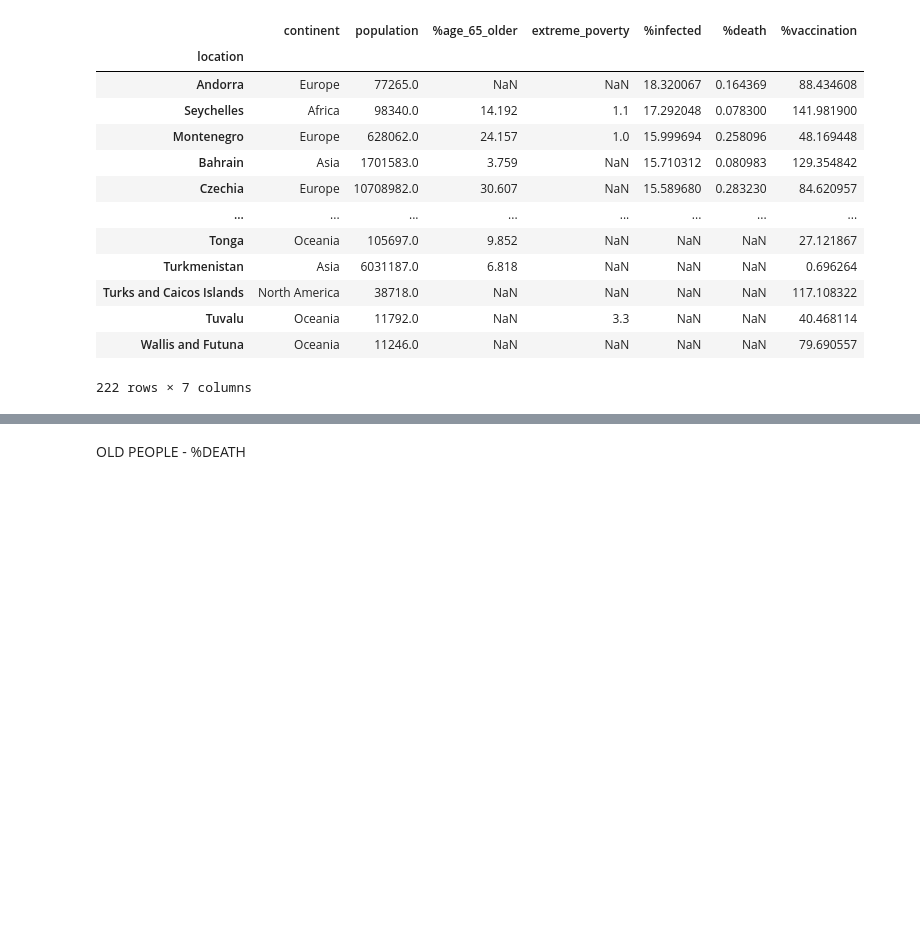
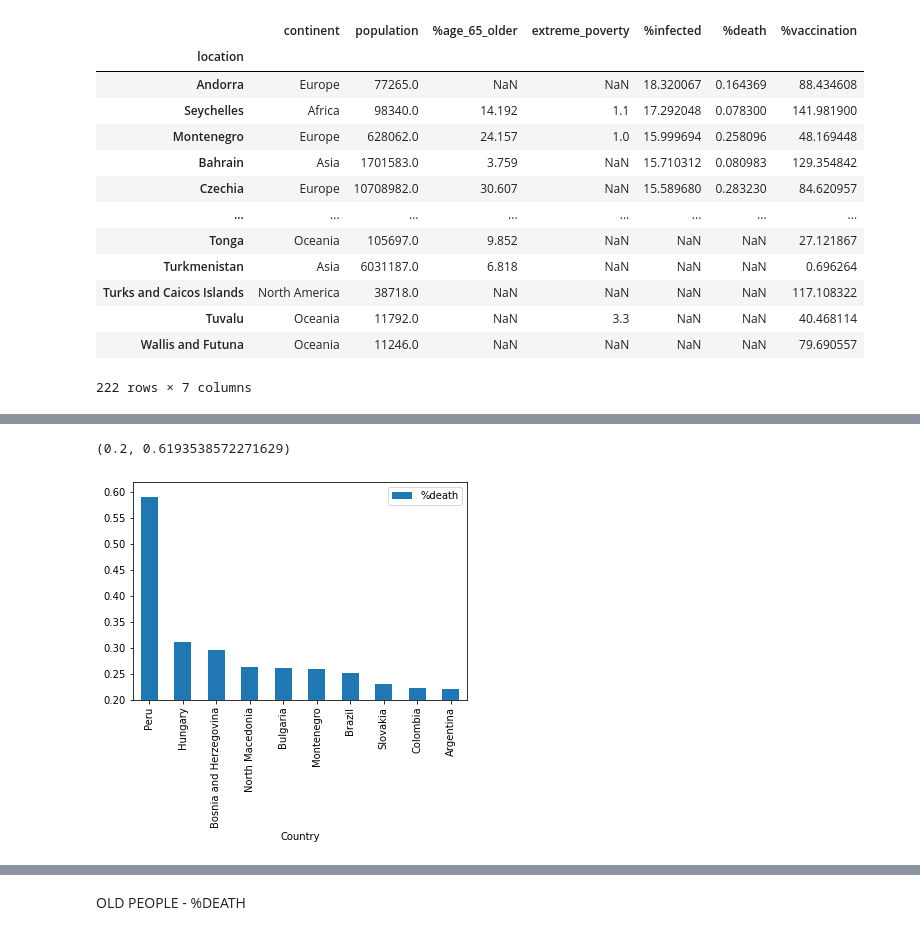
Before and after one commit to quocthainguyenle14/COVID-19-analytics, a Jupyter notebook: script.ipynb, the cells around one changed output, grey strips where cells are left out. Drawn from its saved outputs; the diff is of its cells as text; code cells hidden in the pictures; blank space fills up the shorter version.

```diff
--- a/script.ipynb
+++ b/script.ipynb
@@ -128,0 +121,7 @@ df_merge
+# %%
+top10country_death= df_merge[['Country',"%death"]]
+top10country_death.sort_values(by="%death",ascending=False).head(10).plot.bar(x='Country')
+plt.ylim(0.2)
+# %% [output]
+(0.2, 0.6193538572271629)
+[figure, added]
```
Also changed, not shown: parts of 10 cells of this notebook.
